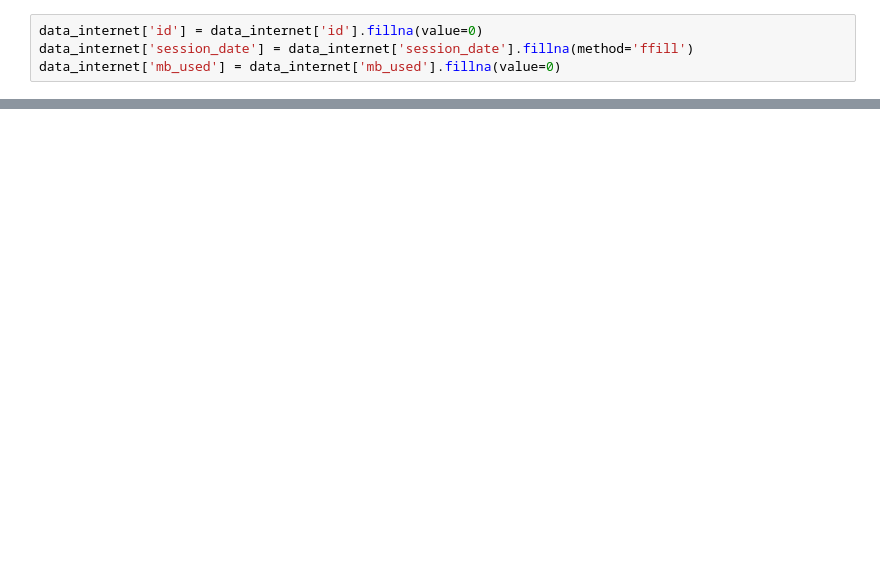
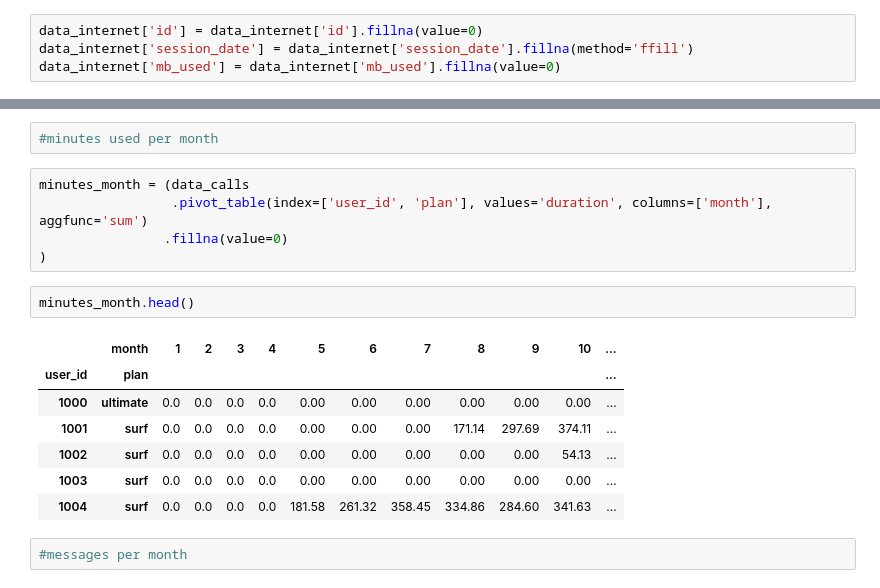
Before and after one commit to Alumasa/data_science_practicum, a Jupyter notebook: Statistical Data Analysis Project.ipynb, the cells around one changed output, grey strips where cells are left out. Drawn from its saved outputs; the diff is of its cells as text; blank space fills up the shorter version.

```diff
--- a/Statistical Data Analysis Project.ipynb
+++ b/Statistical Data Analysis Project.ipynb
@@ -249,0 +298,19 @@ data_internet['mb_used'] = data_internet['mb_used'].fillna(value=0)
+# %%
+#minutes used per month
+# %%
+minutes_month = (data_calls
+                 .pivot_table(index=['user_id', 'plan'], values='duration', columns=['month'], aggfunc='sum')
+                .fillna(value=0)
+)
+# %%
+minutes_month.head()
+# %% [output]
+|  | month | 1 | 2 | 3 | 4 | 5 | 6 | 7 | 8 | 9 | 10 | ... |
+| user_id | plan |  |  |  |  |  |  |  |  |  |  | ... |
+| 1000 | ultimate | 0.0 | 0.0 | 0.0 | 0.0 | 0.00 | 0.00 | 0.00 | 0.00 | 0.00 | 0.00 | ... |
+| 1001 | surf | 0.0 | 0.0 | 0.0 | 0.0 | 0.00 | 0.00 | 0.00 | 171.14 | 297.69 | 374.11 | ... |
+| 1002 | surf | 0.0 | 0.0 | 0.0 | 0.0 | 0.00 | 0.00 | 0.00 | 0.00 | 0.00 | 54.13 | ... |
+| 1003 | surf | 0.0 | 0.0 | 0.0 | 0.0 | 0.00 | 0.00 | 0.00 | 0.00 | 0.00 | 0.00 | ... |
+| 1004 | surf | 0.0 | 0.0 | 0.0 | 0.0 | 181.58 | 261.32 | 358.45 | 334.86 | 284.60 | 341.63 | ... |
+# %%
+#messages per month
```
Also changed, not shown: parts of 34 cells of this notebook.
